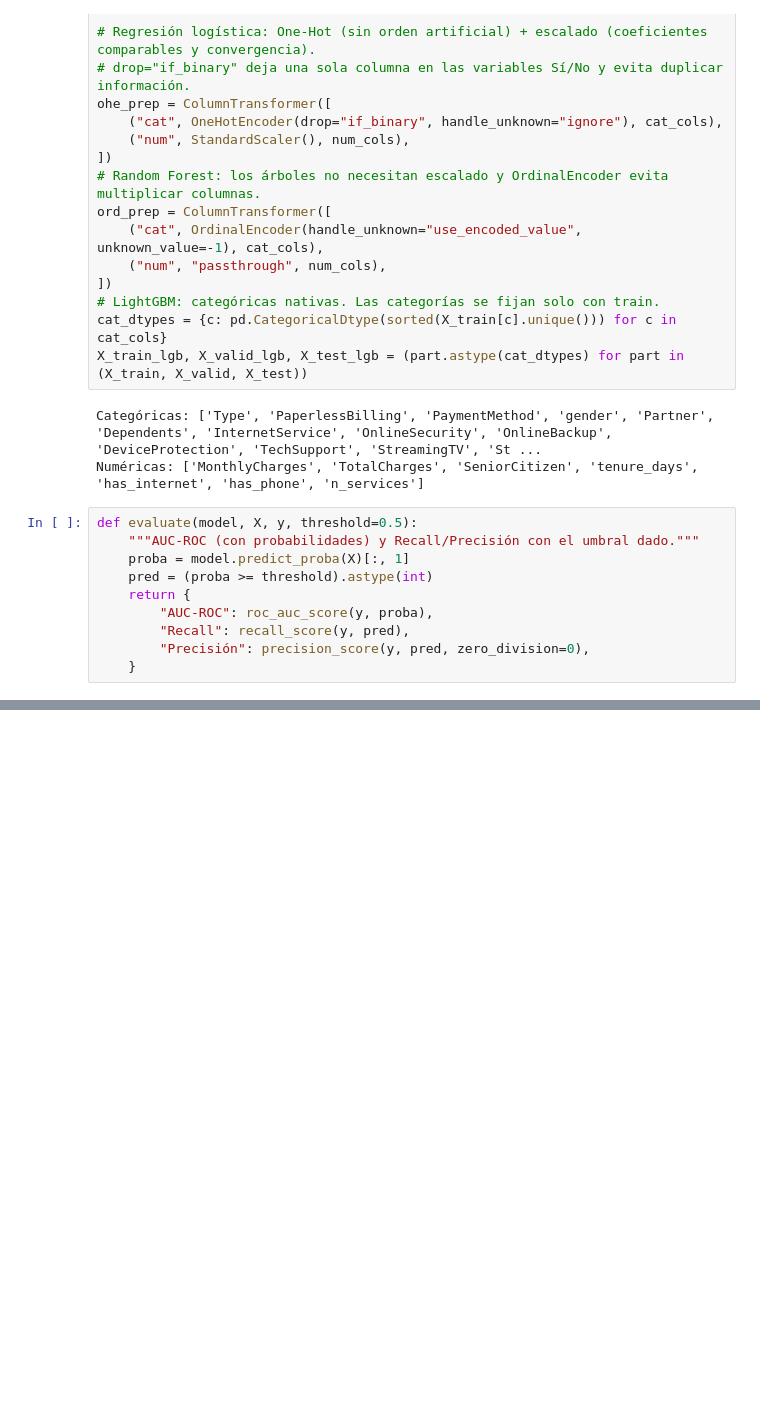
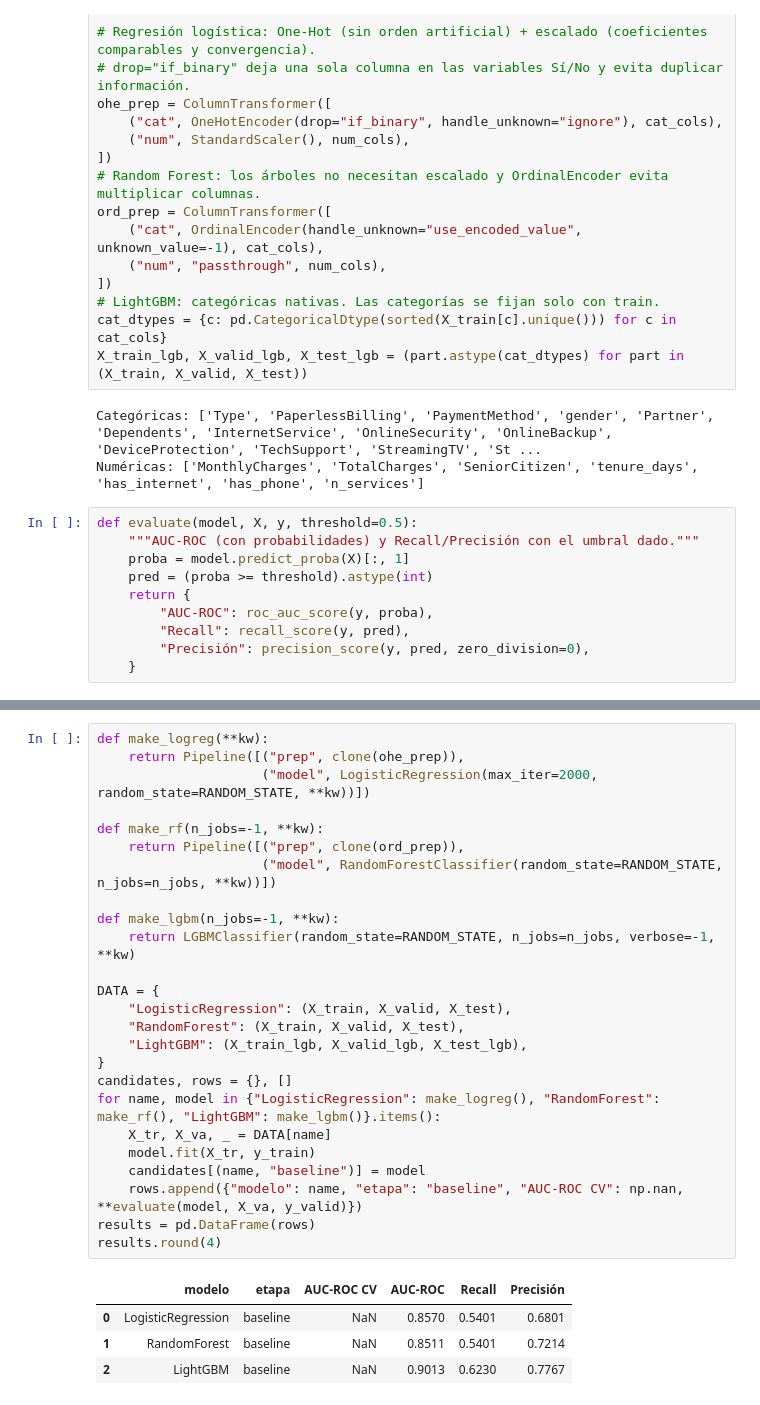
Before and after one commit to carabagiioo/interconnect-churn, a Jupyter notebook: interconnect_churn.ipynb, the cells around one changed output, grey strips where cells are left out. Cells and saved outputs as stored; diff of their text form; blank space fills up the shorter version.

```diff
--- a/interconnect_churn.ipynb
+++ b/interconnect_churn.ipynb
@@ -317,0 +322,30 @@ def evaluate(model, X, y, threshold=0.5):
+# %%
+def make_logreg(**kw):
+    return Pipeline([("prep", clone(ohe_prep)),
+                     ("model", LogisticRegression(max_iter=2000, random_state=RANDOM_STATE, **kw))])
+
+def make_rf(n_jobs=-1, **kw):
+    return Pipeline([("prep", clone(ord_prep)),
+                     ("model", RandomForestClassifier(random_state=RANDOM_STATE, n_jobs=n_jobs, **kw))])
+
+def make_lgbm(n_jobs=-1, **kw):
+    return LGBMClassifier(random_state=RANDOM_STATE, n_jobs=n_jobs, verbose=-1, **kw)
+
+DATA = {
+    "LogisticRegression": (X_train, X_valid, X_test),
+    "RandomForest": (X_train, X_valid, X_test),
+    "LightGBM": (X_train_lgb, X_valid_lgb, X_test_lgb),
+}
+candidates, rows = {}, []
+for name, model in {"LogisticRegression": make_logreg(), "RandomForest": make_rf(), "LightGBM": make_lgbm()}.items():
+    X_tr, X_va, _ = DATA[name]
+    model.fit(X_tr, y_train)
+    candidates[(name, "baseline")] = model
+    rows.append({"modelo": name, "etapa": "baseline", "AUC-ROC CV": np.nan, **evaluate(model, X_va, y_valid)})
+results = pd.DataFrame(rows)
+results.round(4)
+# %% [output]
+|  | modelo | etapa | AUC-ROC CV | AUC-ROC | Recall | Precisión |
+| 0 | LogisticRegression | baseline | NaN | 0.8570 | 0.5401 | 0.6801 |
+| 1 | RandomForest | baseline | NaN | 0.8511 | 0.5401 | 0.7214 |
+| 2 | LightGBM | baseline | NaN | 0.9013 | 0.6230 | 0.7767 |
```
Also changed, not shown: parts of 5 cells of this notebook.
